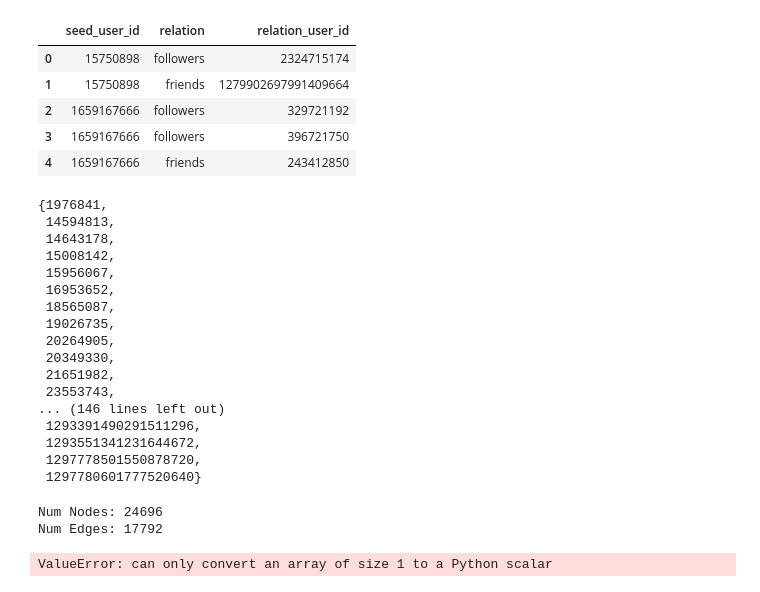
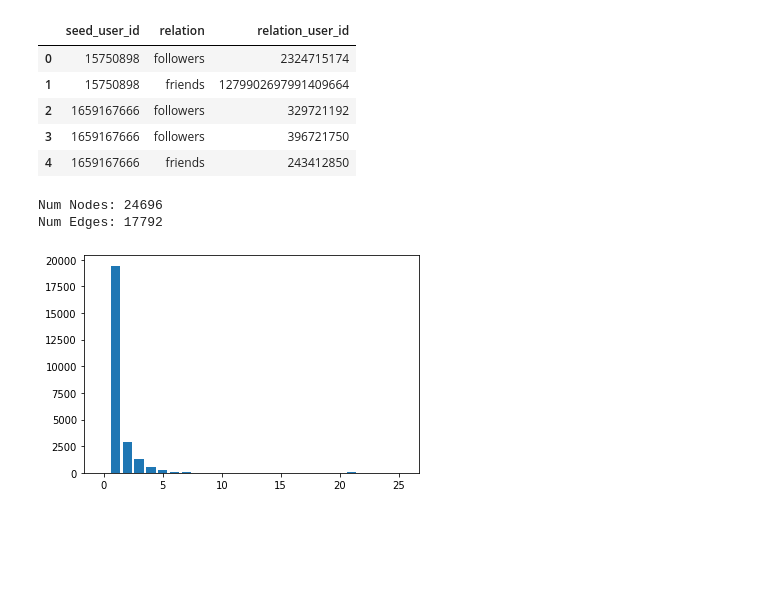
Before and after one commit to ZaccWu/botImpact, a Jupyter notebook: Dataset/baidu/dp_baidu_evidence.ipynb, the cells around one changed output. Cells and saved outputs as stored; diff of their text form; code cells hidden in the pictures; blank space fills up the shorter version.

```diff
--- a/Dataset/baidu/dp_baidu_evidence.ipynb
+++ b/Dataset/baidu/dp_baidu_evidence.ipynb
@@ -66,24 +70,3 @@ followed_label = set(b)&set(c)
-# %%
-followers_label&followed_label
-## TODO: 这个数据集tie两端都有身份label的只有86个
-# %% [output]
-{1976841,
- 14594813,
- 14643178,
- 15008142,
- 15956067,
- 16953652,
- 18565087,
- 19026735,
- 20264905,
- 20349330,
- 21651982,
- 23553743,
-... (146 lines left out)
- 1293391490291511296,
- 1293551341231644672,
- 1297778501550878720,
- 1297780601777520640}
 # %%
 # 创建一个空的NetworkX图
 G = nx.DiGraph()
@@ -101,13 +84,11 @@ print('Num Edges:', len(G.edges))
 # %% [output]
 Num Nodes: 24696
 Num Edges: 17792
-# %%
-import matplotlib.pyplot as plt
-# 设置节点颜色
-node_colors = {node: user_with_label[user_with_label['ID'] == node]['Label'].item() for node in G.nodes}
-# 绘制图
-pos = nx.random_layout(G)
-nx.draw(G, pos, with_labels=True, node_color=[node_colors[node] for node in G.nodes], cmap=plt.cm.tab10)
-plt.show()
-# %% [output]
-ValueError: can only convert an array of size 1 to a Python scalar
+# %%
+degree_hist = nx.degree_histogram(G)
+
+# 绘制直方图
+plt.bar(range(len(degree_hist)), degree_hist)
+plt.show()
+# %% [output]
+[figure, added]
```
Also changed, not shown: parts of 3 cells of this notebook.
